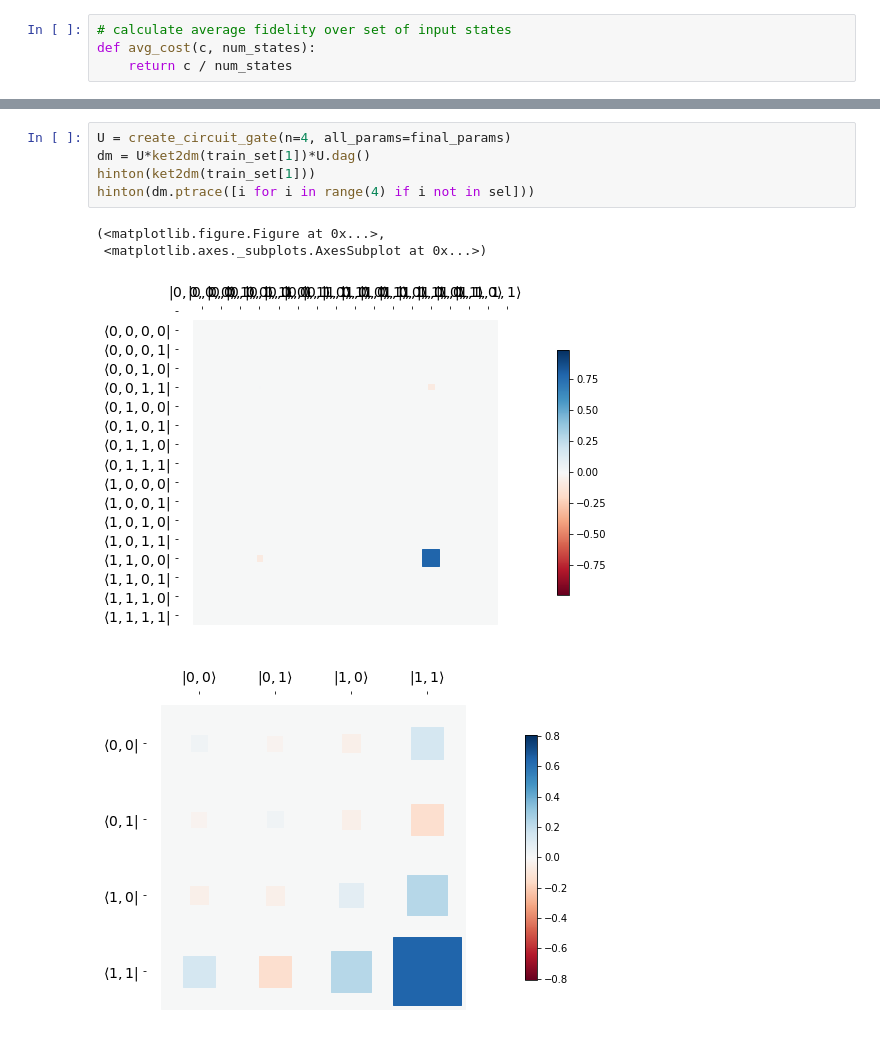
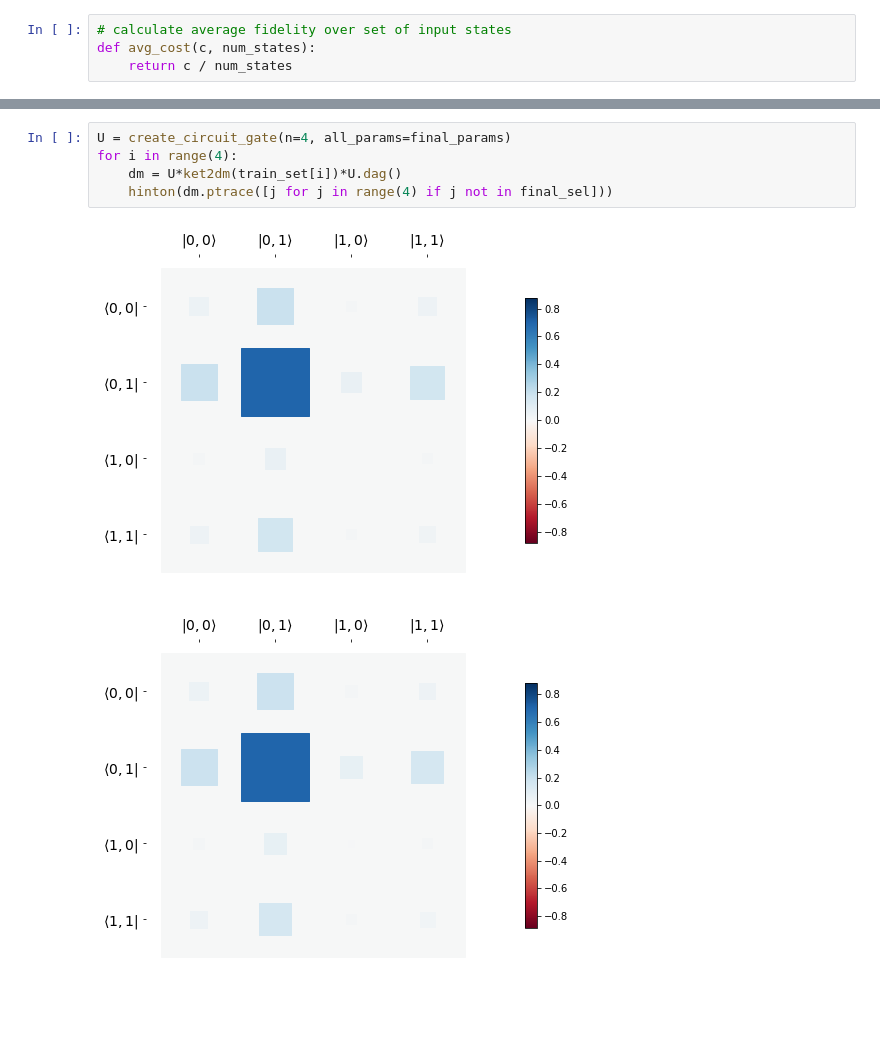
Before and after one commit to jamesbaskerville/PBLT-Quantum-Autoencoder, a Jupyter notebook: PBLT_v1.ipynb, the cells around one changed output, grey strips where cells are left out. Saved outputs shown, nothing was run; the diff lists cells and outputs as text; blank space fills up the shorter version.

```diff
--- a/PBLT_v1.ipynb
+++ b/PBLT_v1.ipynb
@@ -823,10 +771,8 @@ average cost over test set: 0.0010107492629321522
-# %%
-U = create_circuit_gate(n=4, all_params=final_params)
-dm = U*ket2dm(train_set[1])*U.dag()
-hinton(ket2dm(train_set[1]))
-hinton(dm.ptrace([i for i in range(4) if i not in sel]))
-# %% [output]
-(<matplotlib.figure.Figure at 0x...>,
- <matplotlib.axes._subplots.AxesSubplot at 0x...>)
-[figure, removed]
-[figure, removed]
+# %%
+U = create_circuit_gate(n=4, all_params=final_params)
+for i in range(4):
+    dm = U*ket2dm(train_set[i])*U.dag()
+    hinton(dm.ptrace([j for j in range(4) if j not in final_sel]))
+# %% [output]
+[figure, added]
+[figure, added]
```
Also changed, not shown: parts of 15 cells of this notebook, 4 other files.
